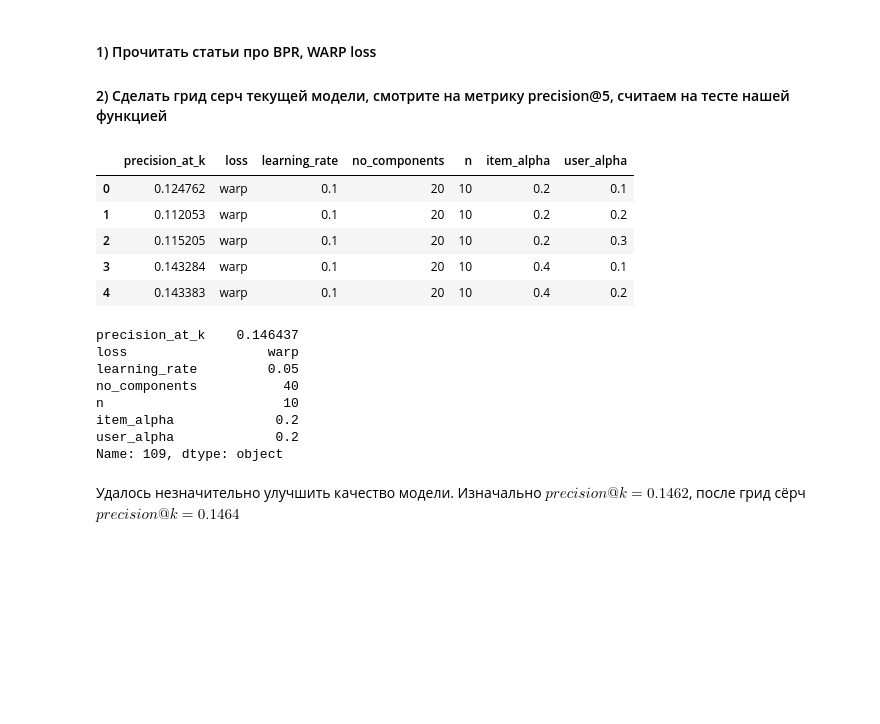
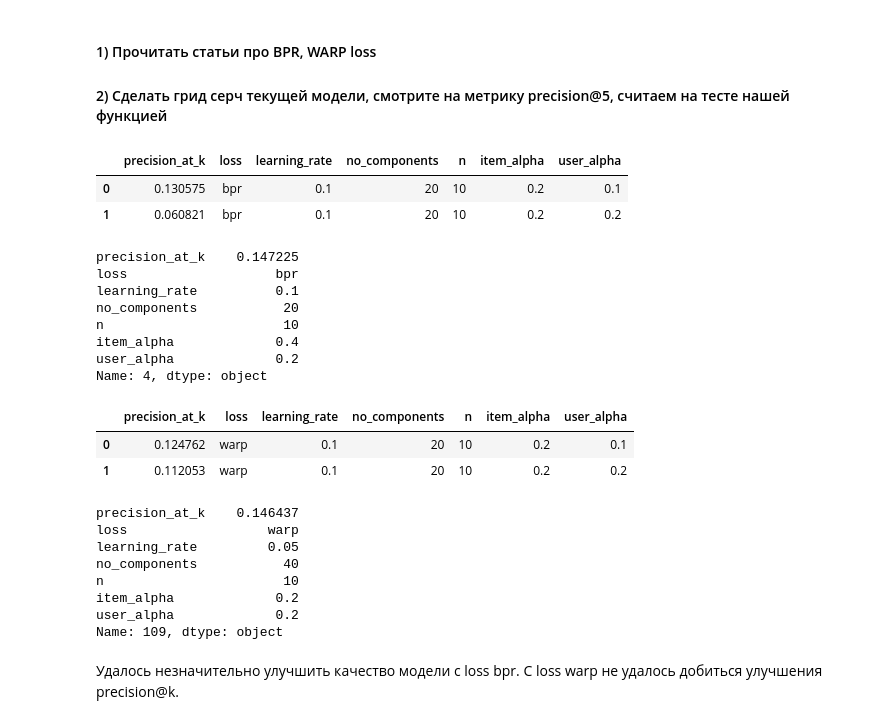
Before and after one commit to AntonyVasilev/Recommendations-systems, a Jupyter notebook: HW_webinar_5_AVasilev.ipynb, the cells around one changed output. Drawn from its saved outputs; the diff is of its cells as text; code cells hidden in the pictures; blank space fills up the shorter version.

```diff
--- a/HW_webinar_5_AVasilev.ipynb
+++ b/HW_webinar_5_AVasilev.ipynb
@@ -378,5 +340,5 @@ import json
 with open('./precision_bpr.json', 'w') as f:
     json.dump(result_dict, f, indent=4)
 # %%
-with open('./precision.json') as f:
-    result_dict = json.load(f)
+with open('./precision_bpr.json') as f:
+    result_dict_bpr = json.load(f)
@@ -383,25 +348,40 @@ with open('./precision.json') as f:
 # %%
 # Создаю датафрейм из получившихся значений
-result_df = pd.DataFrame(result_dict)
+result_df_bpr = pd.DataFrame(result_dict_bpr)
-# %%
-result_df.head()
-# %% [output]
-|  | precision_at_k | loss | learning_rate | no_components | n | item_alpha | user_alpha |
-| 0 | 0.124762 | warp | 0.1 | 20 | 10 | 0.2 | 0.1 |
-| 1 | 0.112053 | warp | 0.1 | 20 | 10 | 0.2 | 0.2 |
-| 2 | 0.115205 | warp | 0.1 | 20 | 10 | 0.2 | 0.3 |
-| 3 | 0.143284 | warp | 0.1 | 20 | 10 | 0.4 | 0.1 |
-| 4 | 0.143383 | warp | 0.1 | 20 | 10 | 0.4 | 0.2 |
+# %%
+result_df_bpr.head(2)
+# %% [output]
+|  | precision_at_k | loss | learning_rate | no_components | n | item_alpha | user_alpha |
+| 0 | 0.130575 | bpr | 0.1 | 20 | 10 | 0.2 | 0.1 |
+| 1 | 0.060821 | bpr | 0.1 | 20 | 10 | 0.2 | 0.2 |
 # %%
-result_df.loc[np.argmax(result_df.precision_at_k), :]
+result_df_bpr.loc[np.argmax(result_df_bpr.precision_at_k), :]
 # %% [output]
-precision_at_k    0.146437
-loss                  warp
-learning_rate         0.05
-no_components           40
+precision_at_k    0.147225
+loss                   bpr
+learning_rate          0.1
+no_components           20
 n                       10
-item_alpha             0.2
+item_alpha             0.4
 user_alpha             0.2
-Name: 109, dtype: object
+Name: 4, dtype: object
-# %% [markdown]
-Удалось незначительно улучшить качество модели. Изначально $precision@k=0.1462$, после грид сёрч $precision@k=0.1464$
+# %%
+result_df_warp = pd.DataFrame(result_dict_warp)
+result_df_warp.head(2)
+# %% [output]
+|  | precision_at_k | loss | learning_rate | no_components | n | item_alpha | user_alpha |
+| 0 | 0.124762 | warp | 0.1 | 20 | 10 | 0.2 | 0.1 |
+| 1 | 0.112053 | warp | 0.1 | 20 | 10 | 0.2 | 0.2 |
+# %%
+result_df_warp.loc[np.argmax(result_df_warp.precision_at_k), :]
+# %% [output]
+precision_at_k    0.146437
+loss                  warp
+learning_rate         0.05
+no_components           40
+n                       10
+item_alpha             0.2
+user_alpha             0.2
+Name: 109, dtype: object
+# %% [markdown]
+Удалось незначительно улучшить качество модели с loss bpr. С loss warp не удалось добиться улучшения precision@k.
```
Also changed, not shown: parts of 12 cells of this notebook, 1 other file.
